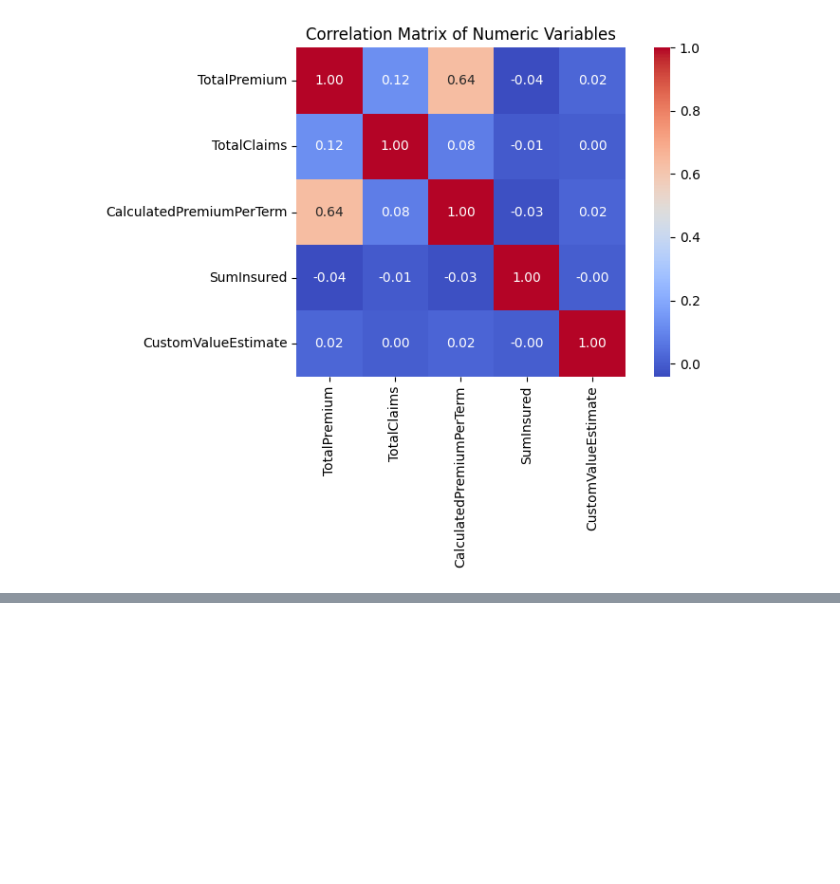
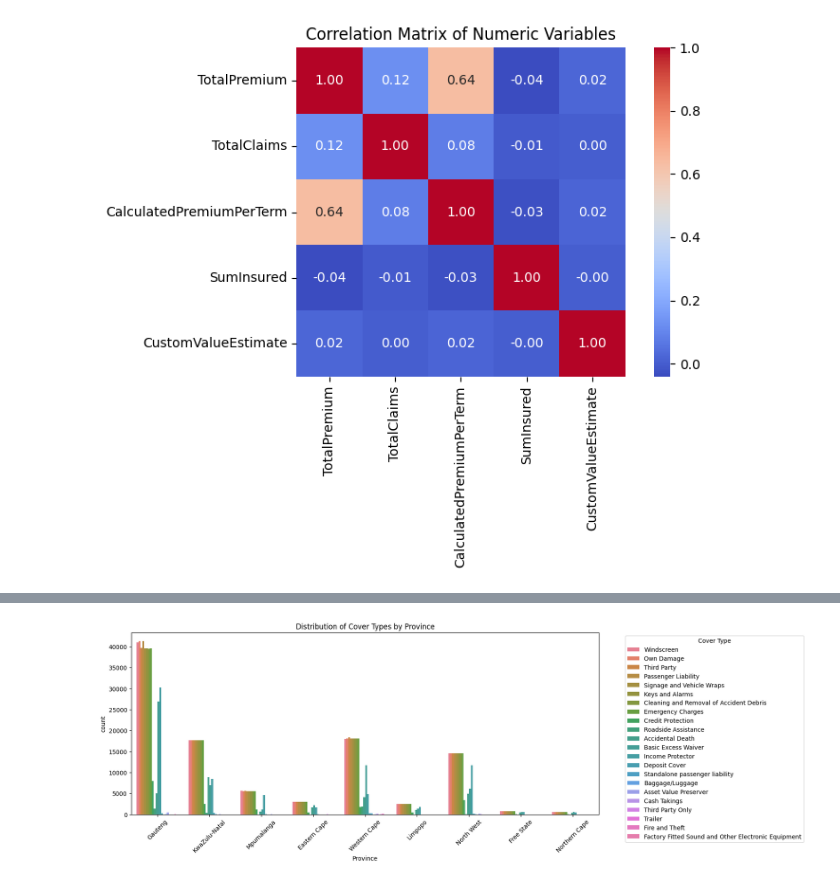
Before and after one commit to mubarek4566/AlphaCare_car_insurance, a Jupyter notebook: notebooks/main.ipynb, the cells around one changed output, grey strips where cells are left out. Cells and saved outputs as stored; diff of their text form; code cells hidden in the pictures; blank space fills up the shorter version.

```diff
--- a/notebooks/main.ipynb
+++ b/notebooks/main.ipynb
@@ -387,0 +410,4 @@ visualize.correlation_matrix_plot(num_cols)
+# %%
+visualize.cover_type_distribution_by_province()
+# %% [output]
+[figure, added]
```
Also changed, not shown: parts of 9 cells of this notebook.
